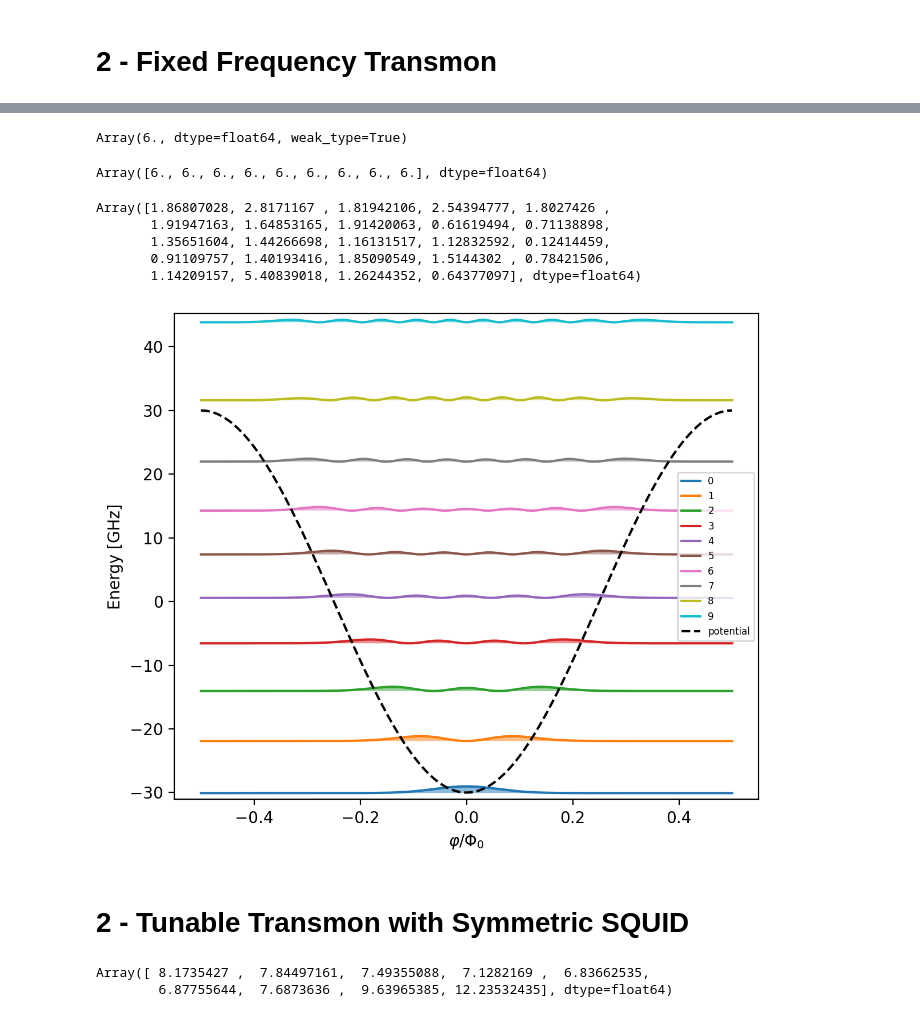
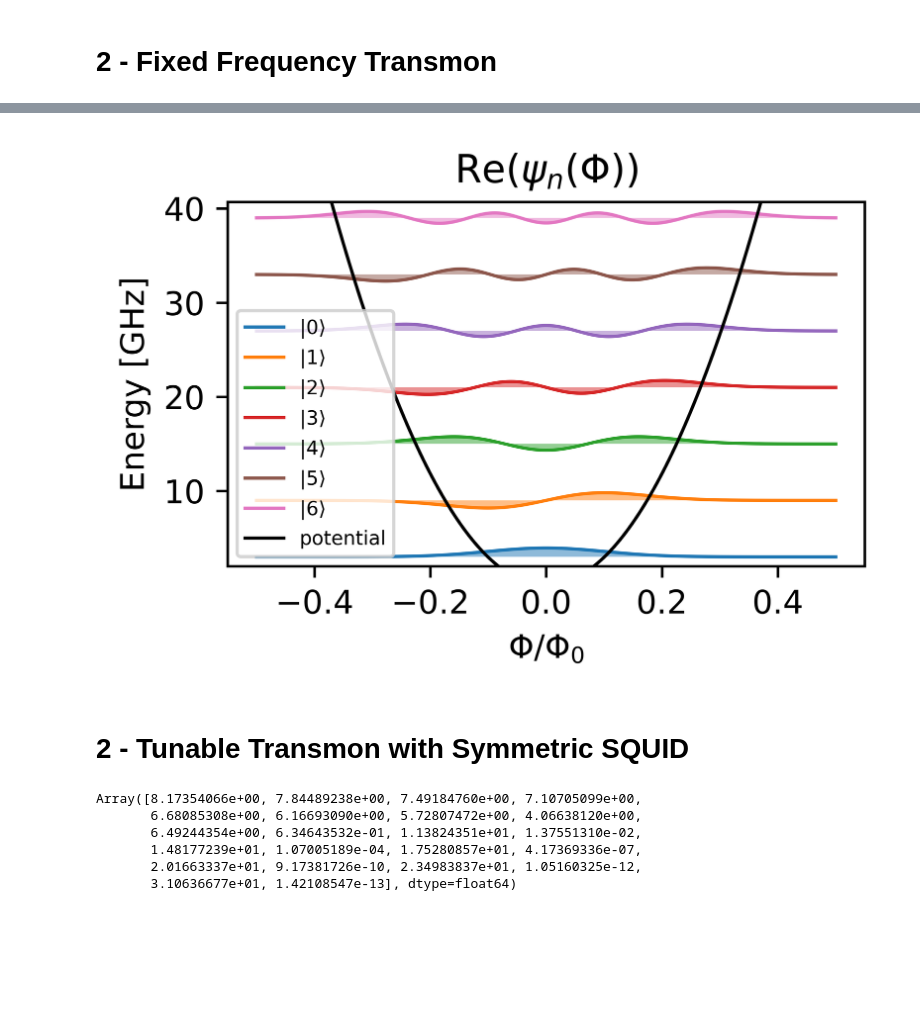
Before and after one commit to EQuS/qcsys, a Jupyter notebook: tutorials/2-transmon.ipynb, the cells around one changed output, grey strips where cells are left out. Cells and saved outputs as stored; diff of their text form; code cells hidden in the pictures; blank space fills up the shorter version.

Commit message:
transmon plotting works in charge basis!

```diff
--- a/tutorials/2-transmon.ipynb
+++ b/tutorials/2-transmon.ipynb
@@ -21,8 +21,16 @@ qubit = qs.Transmon.create(
     23,
     {"Ec": Ec_q, "Ej": Ej_q},
     N_pre_diag=23,
+    basis=qs.BasisTypes.charge,
+    hamiltonian=qs.HamiltonianTypes.full,
+)
+
+res = qs.Resonator.create(
+    23,
+    {"Ec": Ec_q, "El": Ej_q},
+    N_pre_diag=23,
     basis=qs.BasisTypes.fock,
-    hamiltonian=qs.HamiltonianTypes.truncated,
+    hamiltonian=qs.HamiltonianTypes.full,
 )
 # %%
 qubit.eig_systems["vals"]
@@ -41,33 +49,8 @@ axs = qubit.plot_wavefunctions(phi_vals, max_n = 7)
-# %%
-jnp.sqrt(8*0.3*15)
-# %% [output]
-Array(6., dtype=float64, weak_type=True)
-# %%
-Es = jnp.linalg.eigh(qubit.get_H_linear().data)[0]
-Es[1:] - Es[:-1]
-# %% [output]
-Array([6., 6., 6., 6., 6., 6., 6., 6., 6.], dtype=float64)
-# %%
-qubit = qs.Fluxonium.create(
-    25,
-    {"Ec": 0.3, "Ej": 10, "El": 0.5, "phi_ext": 0.4},
-    use_linear=False,
-    N_pre_diag=25,
-)
-
-Es = qubit.eig_systems["vals"]
-Es[1:] - Es[:-1]
-# %% [output]
-Array([1.86807028, 2.8171167 , 1.81942106, 2.54394777, 1.8027426 ,
-       1.91947163, 1.64853165, 1.91420063, 0.61619494, 0.71138898,
-       1.35651604, 1.44266698, 1.16131517, 1.12832592, 0.12414459,
-       0.91109757, 1.40193416, 1.85090549, 1.5144302 , 0.78421506,
-       1.14209157, 5.40839018, 1.26244352, 0.64377097], dtype=float64)
 # %%
 phi_vals = jnp.linspace(-0.5,0.5,500)
-axs = qubit.plot_wavefunctions(phi_vals)
+axs = res.plot_wavefunctions(phi_vals, max_n = 7, mode="real")
 # %% [output]
-[figure, old version]
+[figure, new version]
 # %% [markdown]
 # 2 - Tunable Transmon with Symmetric SQUID
 # %%
@@ -94,15 +78,20 @@ def get_energies(qubit):
 Ec_q = 0.3
 Ej_q = 15
 qubit = qs.TunableTransmon.create(
-        10,
+        23,
         {"Ec": Ec_q, "Ej1": Ej_q, "Ej2": Ej_q, "phi_ext": 0.0},
-        use_linear=False,
-        N_pre_diag=10,
+        basis=qs.BasisTypes.charge,
+        hamiltonian=qs.HamiltonianTypes.full,
+        N_pre_diag=23,
     )
 Es = qubit.eig_systems["vals"]
 Es[1:] - Es[:-1]
 # %% [output]
-Array([ 8.1735427 ,  7.84497161,  7.49355088,  7.1282169 ,  6.83662535,
-        6.87755644,  7.6873636 ,  9.63965385, 12.23532435], dtype=float64)
+Array([8.17354066e+00, 7.84489238e+00, 7.49184760e+00, 7.10705099e+00,
+       6.68085308e+00, 6.16693090e+00, 5.72807472e+00, 4.06638120e+00,
+       6.49244354e+00, 6.34643532e-01, 1.13824351e+01, 1.37551310e-02,
+       1.48177239e+01, 1.07005189e-04, 1.75280857e+01, 4.17369336e-07,
+       2.01663337e+01, 9.17381726e-10, 2.34983837e+01, 1.05160325e-12,
+       3.10636677e+01, 1.42108547e-13], dtype=float64)
 # %%
 qubit = gen_symmetric_tunable_transmon(0.0)
```
Also changed, not shown: parts of 6 cells of this notebook, 3 other files.
